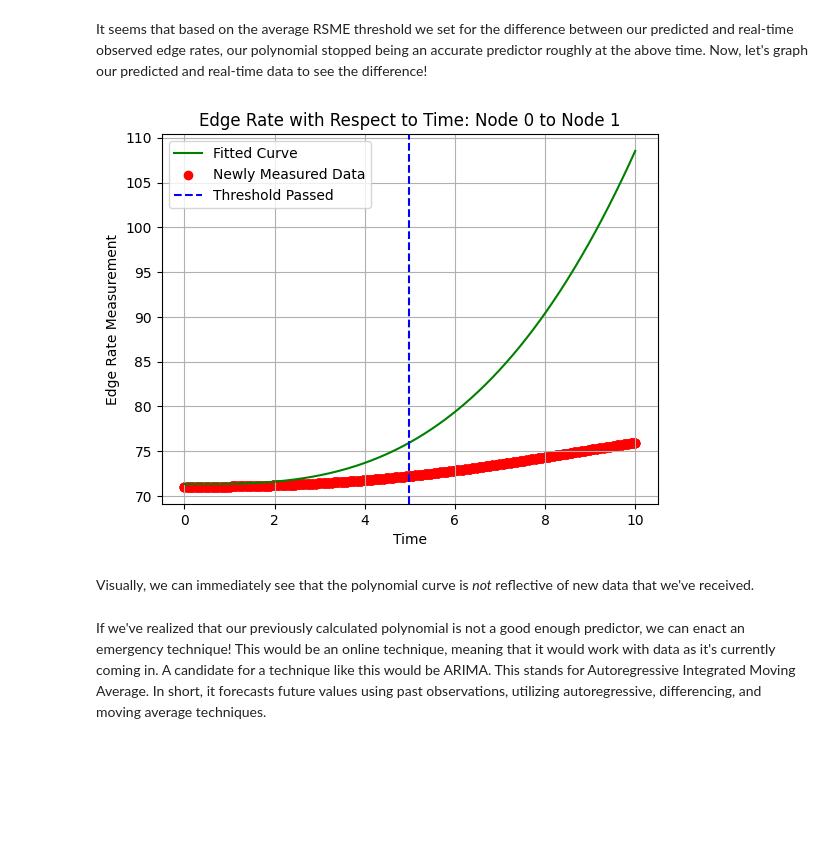
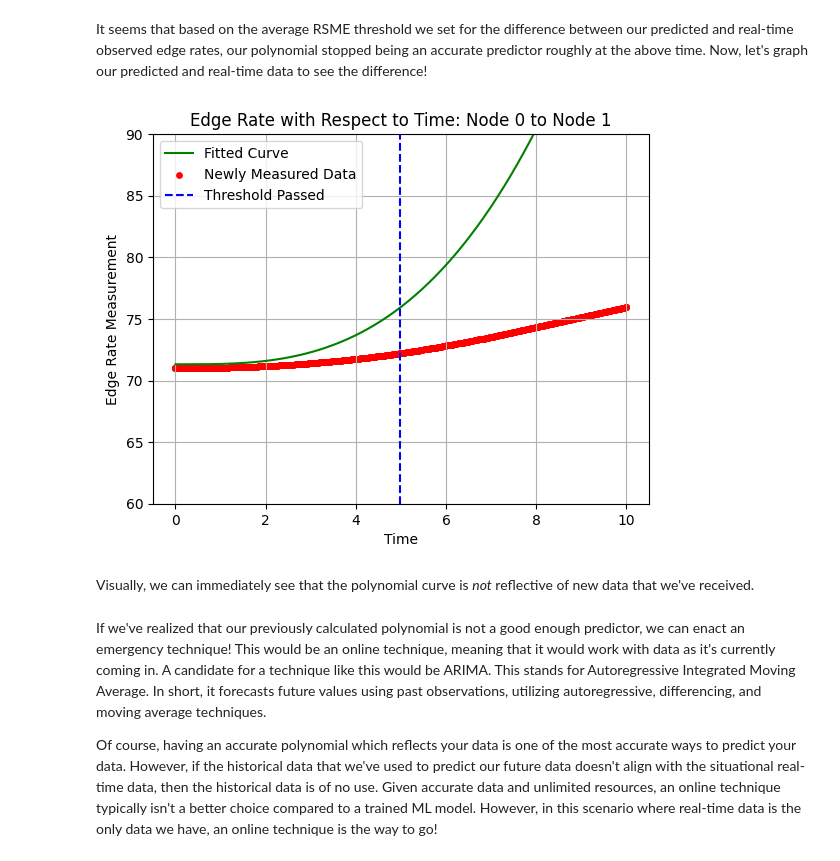
Before and after one commit to 21ShisodeParth/dynamicdijkstras, a Jupyter notebook: example.ipynb, the cells around one changed output. Drawn from its saved outputs; the diff is of its cells as text; code cells hidden in the pictures; blank space fills up the shorter version.

```diff
--- a/example.ipynb
+++ b/example.ipynb
@@ -330,10 +332,10 @@ Now imagine we receive this data in real-time on top of the historical data we'v
 threshold = 2
 passed = 0
 
-adj_matrix_real = [[{'predicted' : np.array([]), 'observed' : np.array([])} for i in range(num_nodes)] for i in range(num_nodes)]
+adj_matrix_real = [[{'time' : np.array([]), 'predicted' : np.array([]), 'observed' : np.array([])} for i in range(num_nodes)] for i in range(num_nodes)]
 crossed = False
 
-def rsme(d):
+def RMSE(d):
     return np.sum((d['predicted'] - d['observed']) ** 2) / d['predicted'].size
 
 for t in timestamps:
@@ -351,7 +353,9 @@ for t in timestamps:
 
             adj_matrix_real[source][dest]['observed'] = np.append(adj_matrix_real[source][dest]['observed'], rel_rates[rel_rates['time'] == t]['edge_rate'].iloc[0])
 
-            if rsme(adj_matrix_real[source][dest]) > threshold:
+            adj_matrix_real[source][dest]['time'] = np.append(adj_matrix_real[source][dest]['time'], t)
+
+            if RMSE(adj_matrix_real[source][dest]) > threshold:
                 print("Avg. RSME threshold crossed at time " + str(t) + " for edge between nodes " + str(source) + " and " + str(dest))
                 passed = t
                 crossed = True
@@ -363,20 +367,23 @@ It seems that based on the average RSME threshold we set for the difference betw
 # %%
 rel_data = data[(data['source'] == 0) & (data['dest'] == 1)]
 
 x_points = np.linspace(metadata['time_start'], metadata['time_stop'], metadata['num_points'])
 altered_y_fit = equation(x_points, display_coeffs)
 plt.plot(x_points, y_fit, color='green', label='Fitted Curve')
-plt.scatter(rel_data['time'], rel_data['edge_rate'], color = 'red', label = 'Newly Measured Data')
+plt.scatter(rel_data['time'], rel_data['edge_rate'], color = 'red', label = 'Newly Measured Data', s = 15)
 plt.xlabel('Time')
 plt.ylabel('Edge Rate Measurement')
 plt.title('Edge Rate with Respect to Time: Node 0 to Node 1')
 plt.axvline(x = passed, color = 'blue', linestyle = '--', label = "Threshold Passed")
 plt.legend()
+plt.ylim(60, 90)
 plt.grid(True)
 plt.show()
 # %% [output]
-[figure, old version]
+[figure, new version]
 # %% [markdown]
 Visually, we can immediately see that the polynomial curve is *not* reflective of new data that we've received.
 # %% [markdown]
 If we've realized that our previously calculated polynomial is not a good enough predictor, we can enact an emergency technique! This would be an online technique, meaning that it would work with data as it's currently coming in. A candidate for a technique like this would be ARIMA. This stands for Autoregressive Integrated Moving Average. In short, it forecasts future values using past observations, utilizing autoregressive, differencing, and moving average techniques.
+
+Of course, having an accurate polynomial which reflects your data is one of the most accurate ways to predict your data. However, if the historical data that we've used to predict our future data doesn't align with the situational real-time data, then the historical data is of no use. Given accurate data and unlimited resources, an online technique typically isn't a better choice compared to a trained ML model. However, in this scenario where real-time data is the only data we have, an online technique is the way to go!
```
Also changed, not shown: parts of 15 cells of this notebook, 2 other files.
